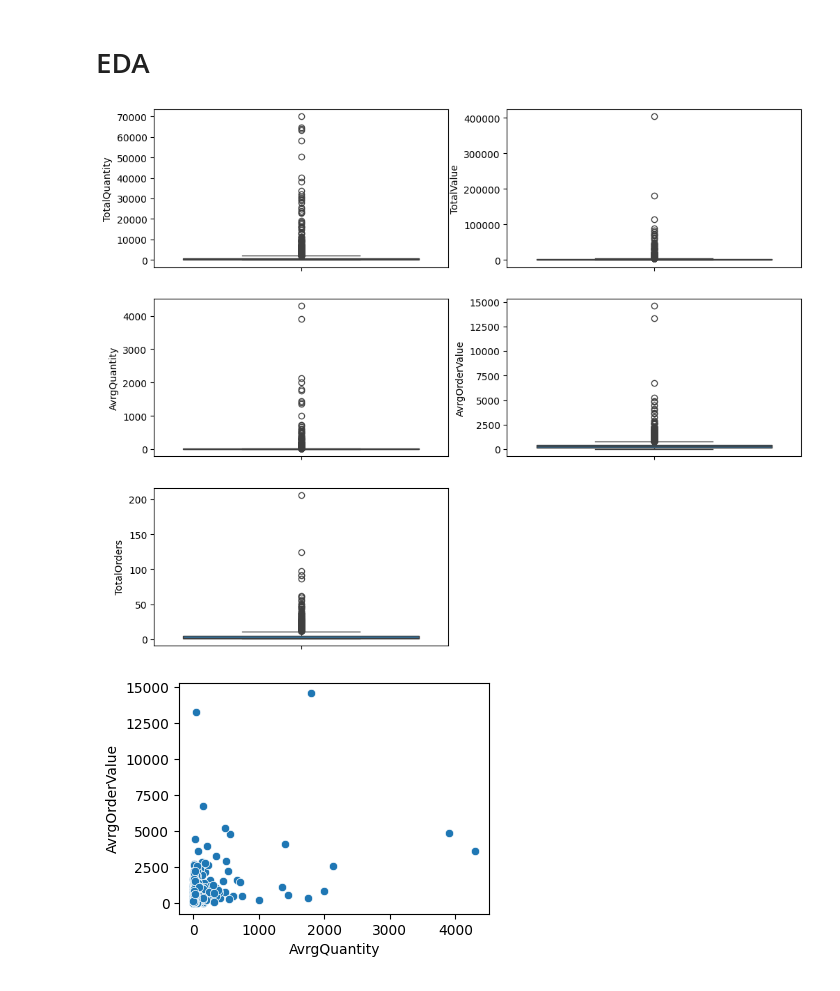
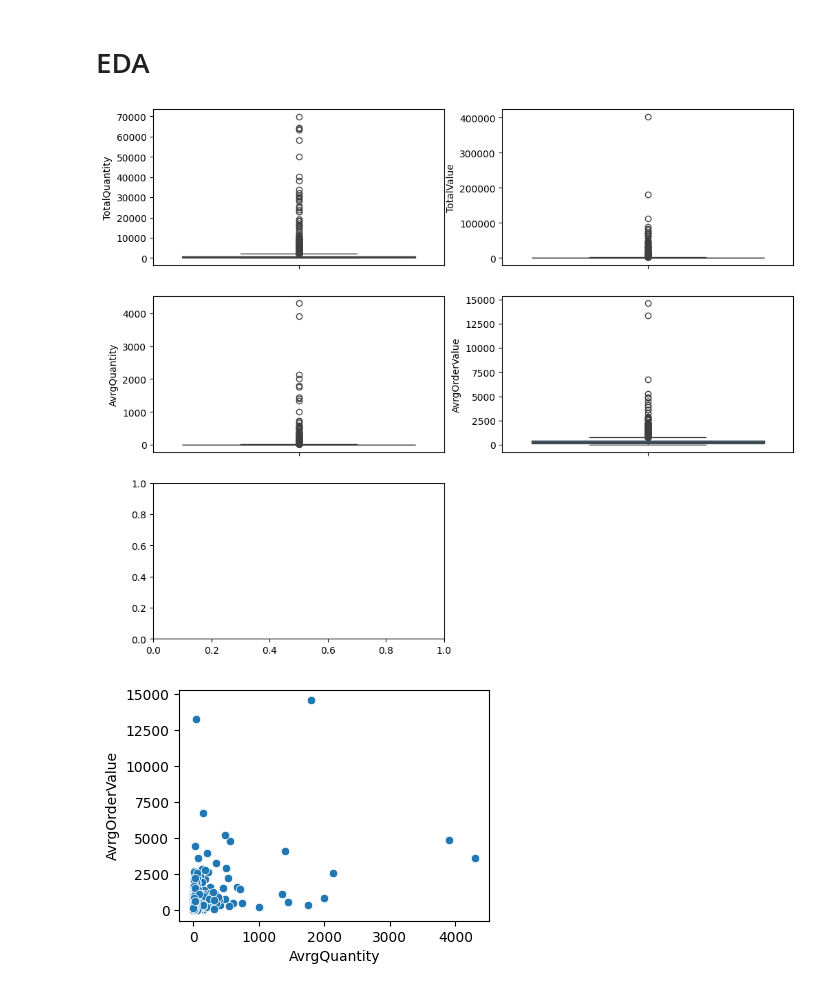
Before and after one commit to dimitsagk/ClientClustering_InventoryForecast, a Jupyter notebook: notebooks/03_ClientClustering_ML-notebook.ipynb, the cells around one changed output. Cells and saved outputs as stored; diff of their text form; code cells hidden in the pictures.

```diff
--- a/notebooks/03_ClientClustering_ML-notebook.ipynb
+++ b/notebooks/03_ClientClustering_ML-notebook.ipynb
@@ -165,18 +171,18 @@ cust
 # %%
 fig, ax = plt.subplots(nrows=3, ncols=2, figsize=(12, 10))
 
 sns.boxplot(data=cust['TotalQuantity'], ax=ax[0, 0])
 sns.boxplot(data=cust['TotalValue'], ax=ax[0, 1])
 sns.boxplot(data=cust['AvrgQuantity'], ax=ax[1, 0])
 sns.boxplot(data=cust['AvrgOrderValue'], ax=ax[1, 1])
-sns.boxplot(data=cust['TotalOrders'], ax=ax[2, 0])
+#sns.boxplot(data=cust['TotalOrders'], ax=ax[2, 0])
 
 # Remove the empty subplot
 fig.delaxes(ax[2, 1])
 
 plt.show()
 # %% [output]
-[figure, old version]
+[figure, new version]
 # %%
 plt.figure(figsize=(4, 3))
 sns.scatterplot(data=cust, x='AvrgQuantity', y='AvrgOrderValue')
```
Also changed, not shown: parts of 63 cells of this notebook.
